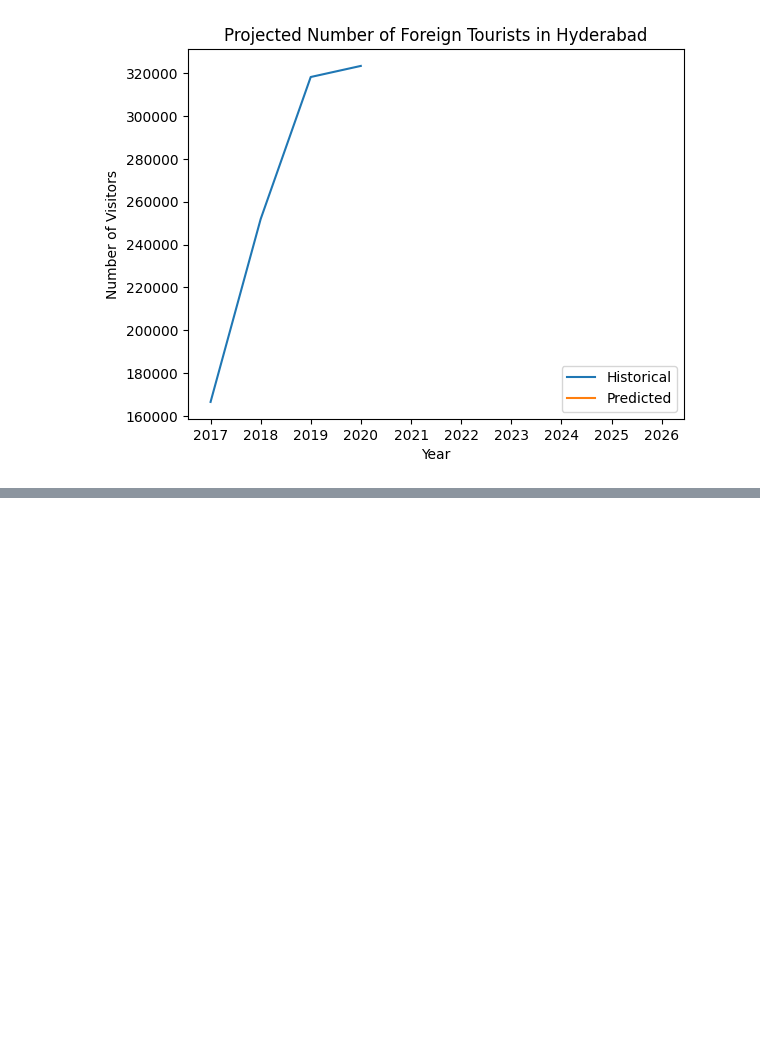
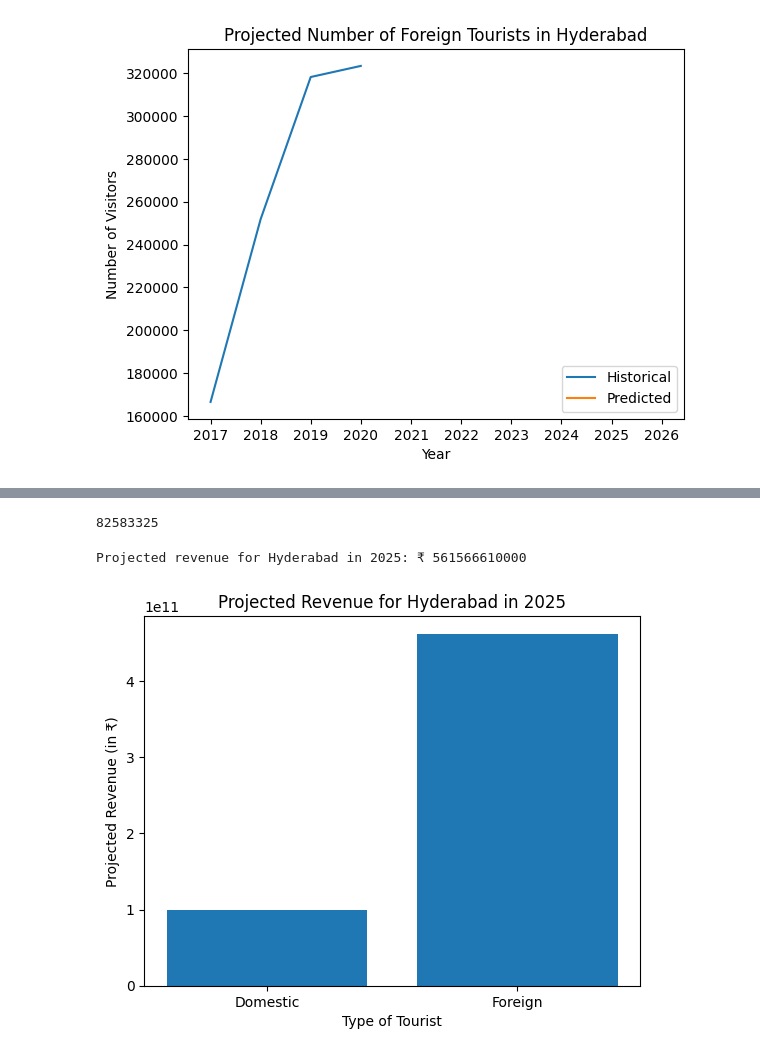
Before and after one commit to Prateek07-Kumar/-Telangana-Government-Tourism, a Jupyter notebook: Notebook/Query.ipynb, the cells around one changed output, grey strips where cells are left out. Cells and saved outputs as stored; diff of their text form; code cells hidden in the pictures; blank space fills up the shorter version.

```diff
--- a/Notebook/Query.ipynb
+++ b/Notebook/Query.ipynb
@@ -818,0 +823,41 @@ plt.show()
+# %%
+domestic_tourists = 82259999
+foreign_tourists = 323326
+# %%
+total_num_of_tourists = domestic_tourists + foreign_tourists
+# %%
+total_num_of_tourists
+# %% [output]
+82583325
+# %%
+# Total number of tourists expected to visit Hyderabad in 2025
+total_tourists = total_num_of_tourists
+
+# Average spend per foreign tourist
+foreign_avg_spend = 5600
+
+# Average spend per domestic tourist
+domestic_avg_spend = 1200
+
+# Calculate the projected revenue
+projected_revenue = (total_tourists * foreign_avg_spend) + (total_tourists * domestic_avg_spend)
+
+print("Projected revenue for Hyderabad in 2025: ₹", projected_revenue)
+# %% [output]
+Projected revenue for Hyderabad in 2025: ₹ 561566610000
+# %%
+# Create a list of revenue for domestic and foreign tourists
+revenue_list = [total_tourists * domestic_avg_spend, total_tourists * foreign_avg_spend]
+
+# Create a bar chart of the projected revenue
+plt.bar(['Domestic', 'Foreign'], revenue_list)
+
+# Add labels and title
+plt.xlabel('Type of Tourist')
+plt.ylabel('Projected Revenue (in ₹)')
+plt.title('Projected Revenue for Hyderabad in 2025')
+
+# Show the plot
+plt.show()
+# %% [output]
+[figure, added]
```
Also changed, not shown: parts of 4 cells of this notebook.
